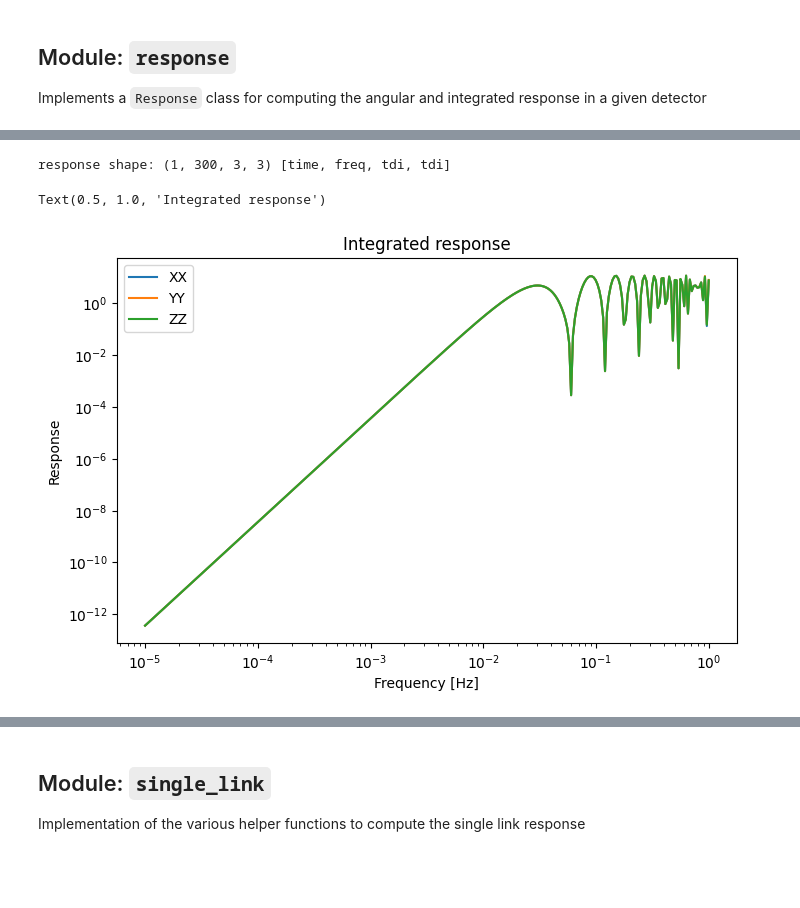
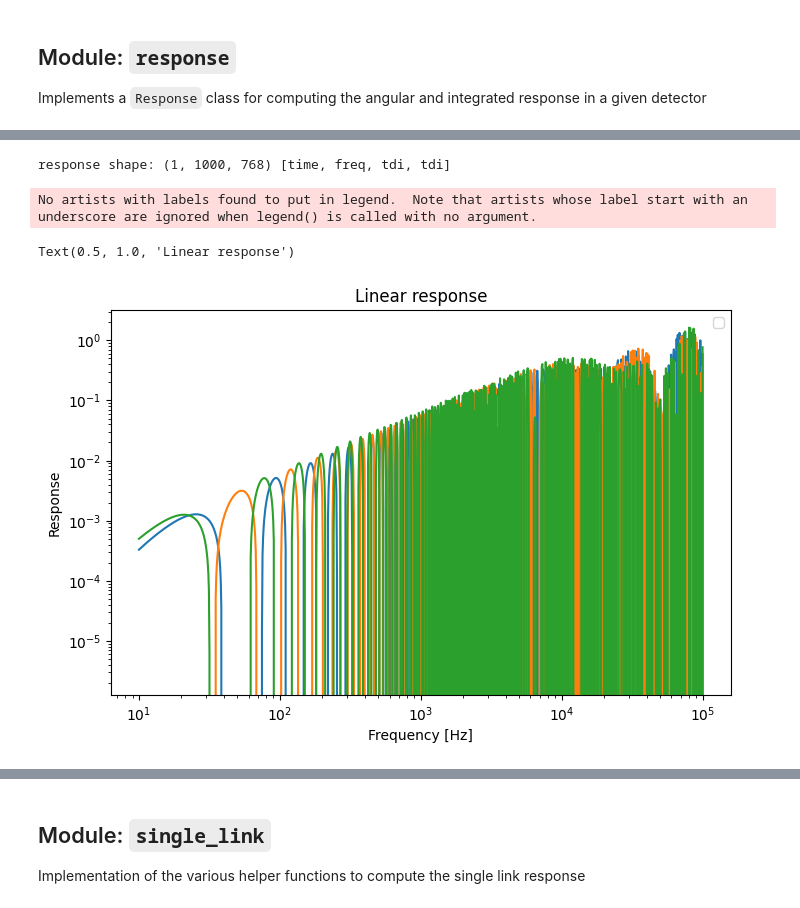
Before and after one commit to Mauropieroni/GW_response, a Jupyter notebook: tutorial_LIGO.ipynb, the cells around one changed output, grey strips where cells are left out. Cells and saved outputs as stored; diff of their text form; code cells hidden in the pictures; blank space fills up the shorter version.

Commit message:
notebooks and testing

```diff
--- a/tutorial_LIGO.ipynb
+++ b/tutorial_LIGO.ipynb
@@ -526,21 +155,0 @@ Text(0.5, 1.0, 'TDI projection')
-# %%
-# Or in one combined step for TM and OMS
-noise_matrix = gwr.noise_matrix(
-    TDI_idx=TDI_idx,
-    frequency=freqs,
-    TM_acceleration_parameters=TM_params,
-    OMS_parameters=OMS_params,
-    arms_matrix_rescaled=lisa.detector_arms(time_in_years=time_in_years)
-    / lisa.armlength,
-    x_vector=lisa.x(freqs),
-)
-if GENERATE_TEST_DATA:
-    np.save("testing/test_data/noise_matrix.npy", np.array(noise_matrix))
-fig = plt.figure(figsize=(8, 5))
-labels = ["XX", "YY", "ZZ"]
-for i in range(3):
-    plt.loglog(freqs, noise_matrix[0, :, i, i], label=gwr.TDI_labels[TDI_combination][i])
-plt.legend()
-plt.xlabel("Frequency [Hz]")
-plt.ylabel("Noise")
-plt.title("TDI projection")
@@ -610,7 +159,7 @@ Text(0.5, 1.0, 'TDI projection')
 Implements a `Response` class for computing the angular and integrated response in a given detector
 # %%
 # Set up the response object
-response = gwr.Response(ps=gwr.PhysicalConstants(), det=gwr.LISA())
+response = gwr.ResponseLIGO(ps=gwr.PhysicalConstants(), det=gwr.LIGO())
 # %%
 # Angular response
 pixel = gwr.Pixel()
@@ -668,0 +219,8 @@ linear_integrand shape: (1, 300, 3, 768) [time, freq, arms, pixel]
+# %%
+fig = plt.figure(figsize=(8, 5))
+plt.loglog(freqs, response.linear_integrand["R"][0, :, 0])
+plt.loglog(freqs, response.linear_integrand["L"][0, :, 0])
+plt.loglog(freqs,response.det.x(freqs) )
+plt.xlabel("Frequency [Hz]")
+plt.ylabel("Response")
+plt.title("Linear response")
@@ -669,39 +230,39 @@ linear_integrand shape: (1, 300, 3, 768) [time, freq, arms, pixel]
 # %%
-# Compute the full integrated response (still using the TDI_combination specified above)
-
+# Compute the full integrated response in AET basis
 response.compute_detector(
     times_in_years=jnp.array([0.0]),
     theta_array=theta,
     phi_array=phi,
     frequency_array=freqs,
-    TDI=TDI_combination,
     polarization="LR",
 )
 print(
     "response shape:",
-    response.quadratic_integrated[TDI_combination]["LL"].shape,
+    response.linear_integrand["L"].shape,
     "[time, freq, tdi, tdi]",
 )
+
 if GENERATE_TEST_DATA:
     np.save(
-        "testing/test_data/quadratic_response_"+TDI_combination+"_LL.npy",
-        np.array(response.quadratic_integrated[TDI_combination]["LL"]),
+        "testing/test_data_ligo/linear_integrand_L.npy",
+        np.array(response.linear_integrand["L"]),
     )
 if GENERATE_TEST_DATA:
     np.save(
-        "testing/test_data/quadratic_response_"+TDI_combination+"_RR.npy",
-        np.array(response.quadratic_integrated[TDI_combination]["RR"]),
+        "testing/test_data_ligo/linear_integrand_R.npy",
+        np.array(response.linear_integrand["R"]),
     )
 # %% [output]
-response shape: (1, 300, 3, 3) [time, freq, tdi, tdi]
+response shape: (1, 1000, 768) [time, freq, tdi, tdi]
 # %%
 fig = plt.figure(figsize=(8, 5))
 for i in range(3):
-    plt.loglog(freqs, response.quadratic_integrated[TDI_combination]["LL"][0, :, i, i], label=gwr.TDI_labels[TDI_combination][i])
+    plt.loglog(freqs, response.linear_integrand["L"][0, :, i])
 plt.legend()
 plt.xlabel("Frequency [Hz]")
 plt.ylabel("Response")
-plt.title("Integrated response")
+plt.title("Linear response")
 # %% [output]
-Text(0.5, 1.0, 'Integrated response')
+No artists with labels found to put in legend.  Note that artists whose label start with an underscore are ignored when legend() is called with no argument.
+Text(0.5, 1.0, 'Linear response')
-[figure, old version]
+[figure, new version]
```
Also changed, not shown: parts of 51 cells of this notebook, 47 other files.
